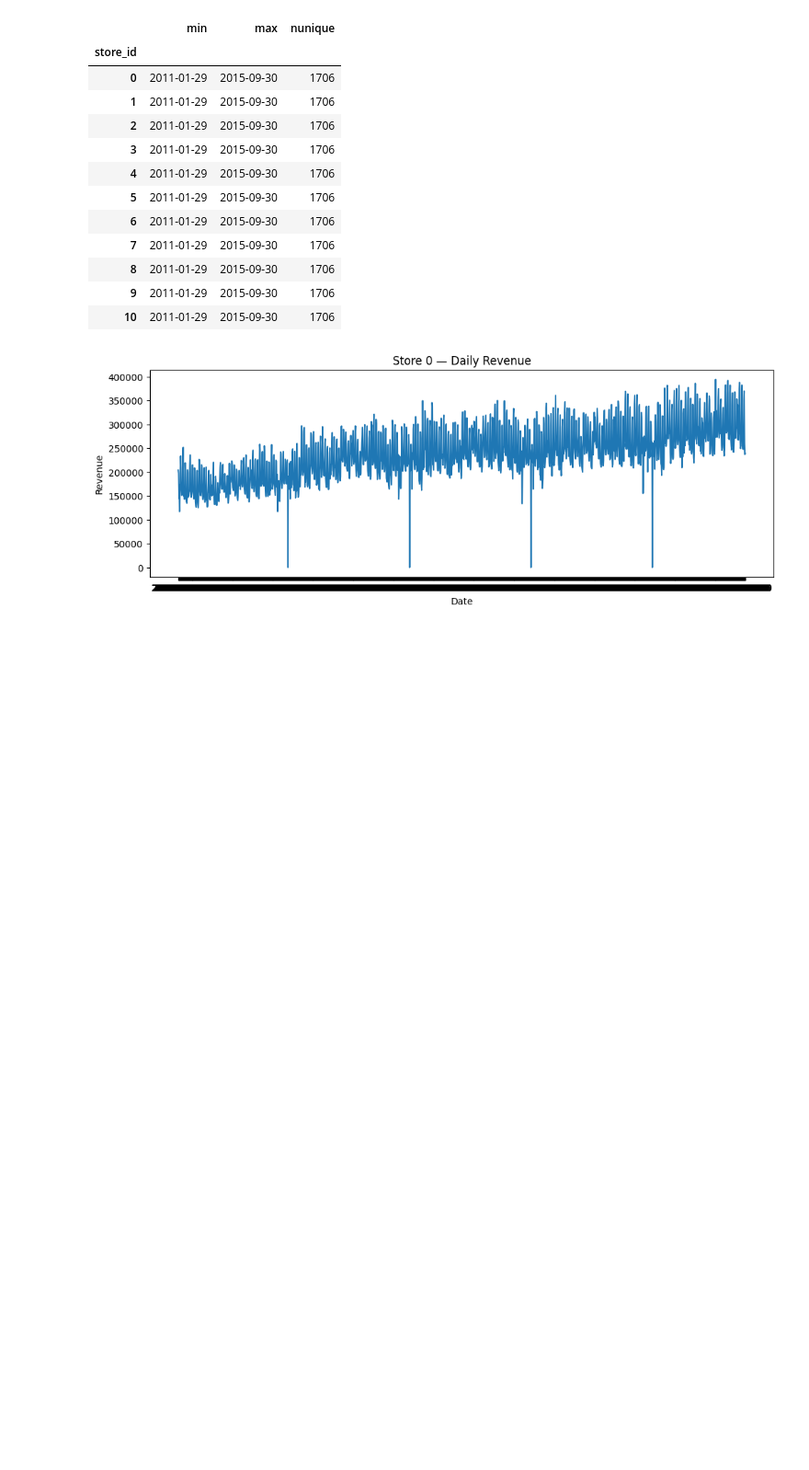
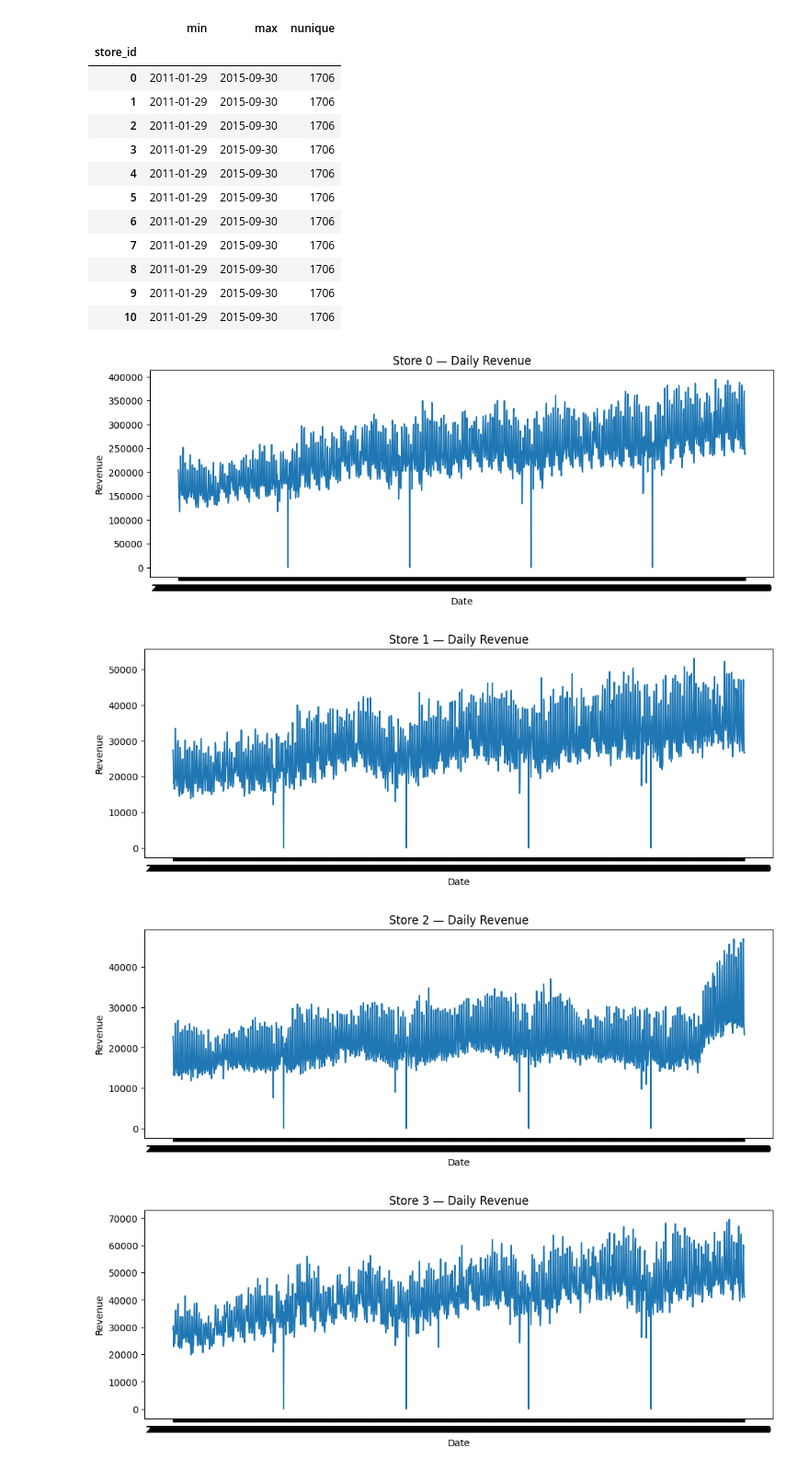
Before and after one commit to shaharshvili15/m5-walmart-forecasting, a Jupyter notebook: notebooks/01_eda.ipynb, the cells around one changed output. Shown at 92% size. Drawn from its saved outputs; the diff is of its cells as text; code cells hidden in the pictures; blank space fills up the shorter version.

```diff
--- a/notebooks/01_eda.ipynb
+++ b/notebooks/01_eda.ipynb
@@ -44,11 +44,41 @@ train.groupby("store_id")["date"].agg(["min", "max", "nunique"])
 # %%
 store0 = train[train["store_id"] == 0].sort_values("date")
 
 plt.figure(figsize=(12, 4))
 plt.plot(store0["date"], store0["revenue"])
 plt.title("Store 0 — Daily Revenue")
 plt.xlabel("Date")
 plt.ylabel("Revenue")
 plt.show()
+
+store1 = train[train["store_id"] == 1].sort_values("date")
+
+plt.figure(figsize=(12, 4))
+plt.plot(store1["date"], store1["revenue"])
+plt.title("Store 1 — Daily Revenue")
+plt.xlabel("Date")
+plt.ylabel("Revenue")
+plt.show()
+
+store2 = train[train["store_id"] == 2].sort_values("date")
+
+plt.figure(figsize=(12, 4))
+plt.plot(store2["date"], store2["revenue"])
+plt.title("Store 2 — Daily Revenue")
+plt.xlabel("Date")
+plt.ylabel("Revenue")
+plt.show()
+
+store3 = train[train["store_id"] == 3].sort_values("date")
+
+plt.figure(figsize=(12, 4))
+plt.plot(store3["date"], store3["revenue"])
+plt.title("Store 3 — Daily Revenue")
+plt.xlabel("Date")
+plt.ylabel("Revenue")
+plt.show()
 # %% [output]
 [figure]
+[figure, added]
+[figure, added]
+[figure, added]
```
Also changed, not shown: 1 other file.
